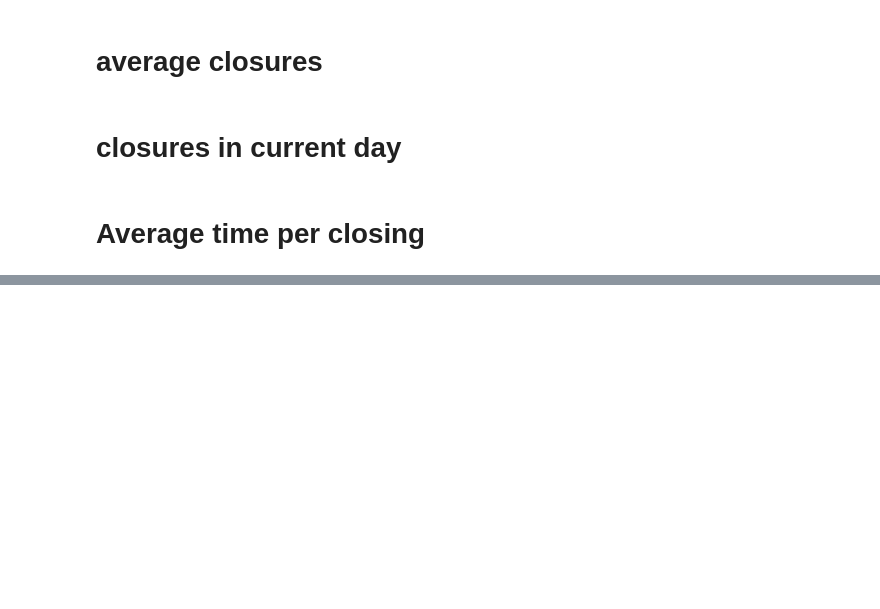
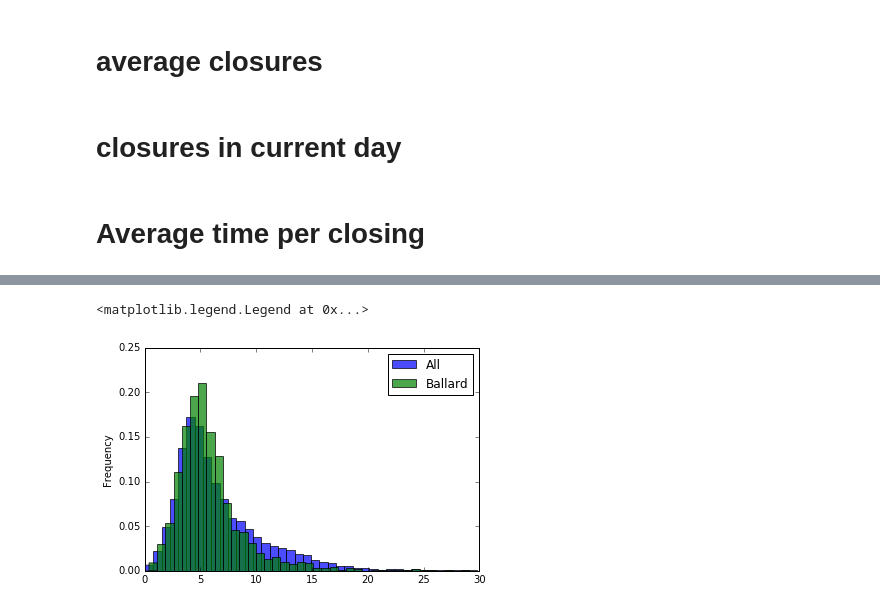
Before and after one commit to bricegnichols/bridge-stat, a Jupyter notebook: notebooks/stats.ipynb, the cells around one changed output, grey strips where cells are left out. Drawn from its saved outputs; the diff is of its cells as text; code cells hidden in the pictures; blank space fills up the shorter version.

```diff
--- a/notebooks/stats.ipynb
+++ b/notebooks/stats.ipynb
@@ -159,0 +217,9 @@ array([   2,    4,    6, ..., 5978, 5980, 5982])
+# %%
+bridge_name = 'Ballard'
+all_bridges = duration_df[duration_df['minutes'] < 30]['minutes'].plot.hist(bins=40, alpha=0.7, normed=1)
+temp_bridge = duration_df[duration_df['bridge'] == bridge_name]
+one_bridge = temp_bridge[temp_bridge['minutes'] < 30]['minutes'].plot.hist(bins=40, alpha=0.7, normed=1)
+all_bridges.legend(['All',bridge_name])
+# %% [output]
+<matplotlib.legend.Legend at 0x...>
+[figure, added]
```
Also changed, not shown: parts of 16 cells of this notebook.
